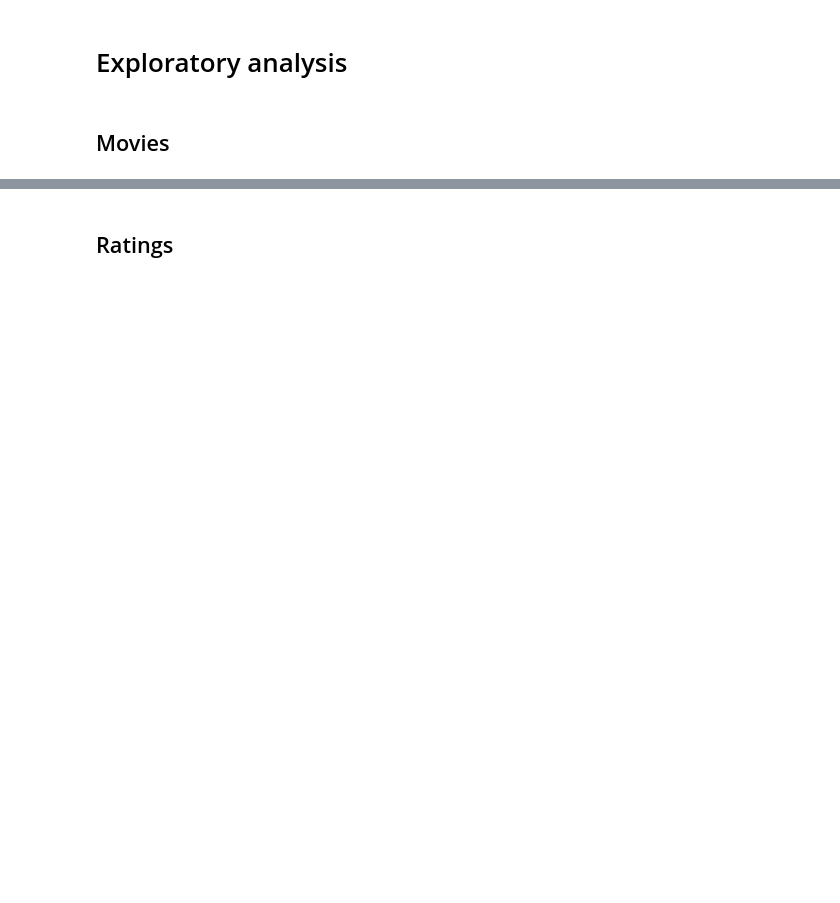
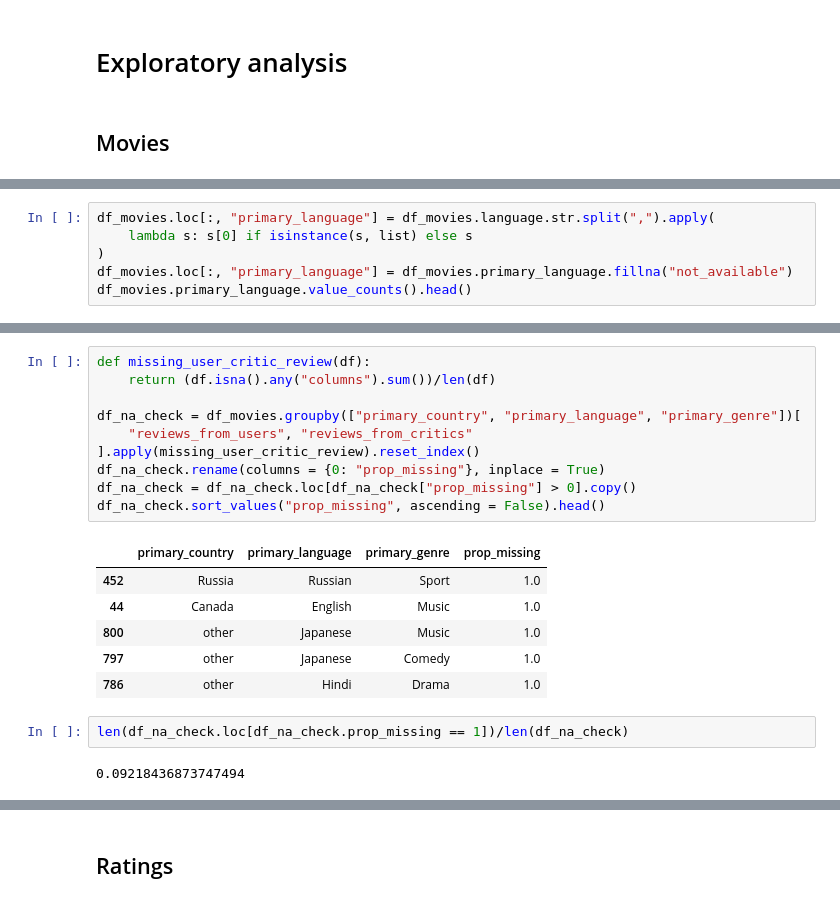
Before and after one commit to roumail/imdb_ratings, a Jupyter notebook: notebooks/2.0-feature-engineering.ipynb, the cells around one changed output, grey strips where cells are left out. Cells and saved outputs as stored; diff of their text form; blank space fills up the shorter version.

```diff
--- a/notebooks/2.0-feature-engineering.ipynb
+++ b/notebooks/2.0-feature-engineering.ipynb
@@ -40,0 +96,6 @@ idx_columns = ["imdb_title_id", "title", "original_title"]
+# %%
+df_movies.loc[:, "primary_language"] = df_movies.language.str.split(",").apply(
+    lambda s: s[0] if isinstance(s, list) else s
+)
+df_movies.loc[:, "primary_language"] = df_movies.primary_language.fillna("not_available")
+df_movies.primary_language.value_counts().head()
@@ -40,0 +174,21 @@ idx_columns = ["imdb_title_id", "title", "original_title"]
+# %%
+def missing_user_critic_review(df):
+    return (df.isna().any("columns").sum())/len(df)
+
+df_na_check = df_movies.groupby(["primary_country", "primary_language", "primary_genre"])[
+    "reviews_from_users", "reviews_from_critics"
+].apply(missing_user_critic_review).reset_index()
+df_na_check.rename(columns = {0: "prop_missing"}, inplace = True)
+df_na_check = df_na_check.loc[df_na_check["prop_missing"] > 0].copy()
+df_na_check.sort_values("prop_missing", ascending = False).head()
+# %% [output]
+|  | primary_country | primary_language | primary_genre | prop_missing |
+| 452 | Russia | Russian | Sport | 1.0 |
+| 44 | Canada | English | Music | 1.0 |
+| 800 | other | Japanese | Music | 1.0 |
+| 797 | other | Japanese | Comedy | 1.0 |
+| 786 | other | Hindi | Drama | 1.0 |
+# %%
+len(df_na_check.loc[df_na_check.prop_missing == 1])/len(df_na_check)
+# %% [output]
+0.09218436873747494
```
Also changed, not shown: parts of 50 cells of this notebook, 2 other files.
